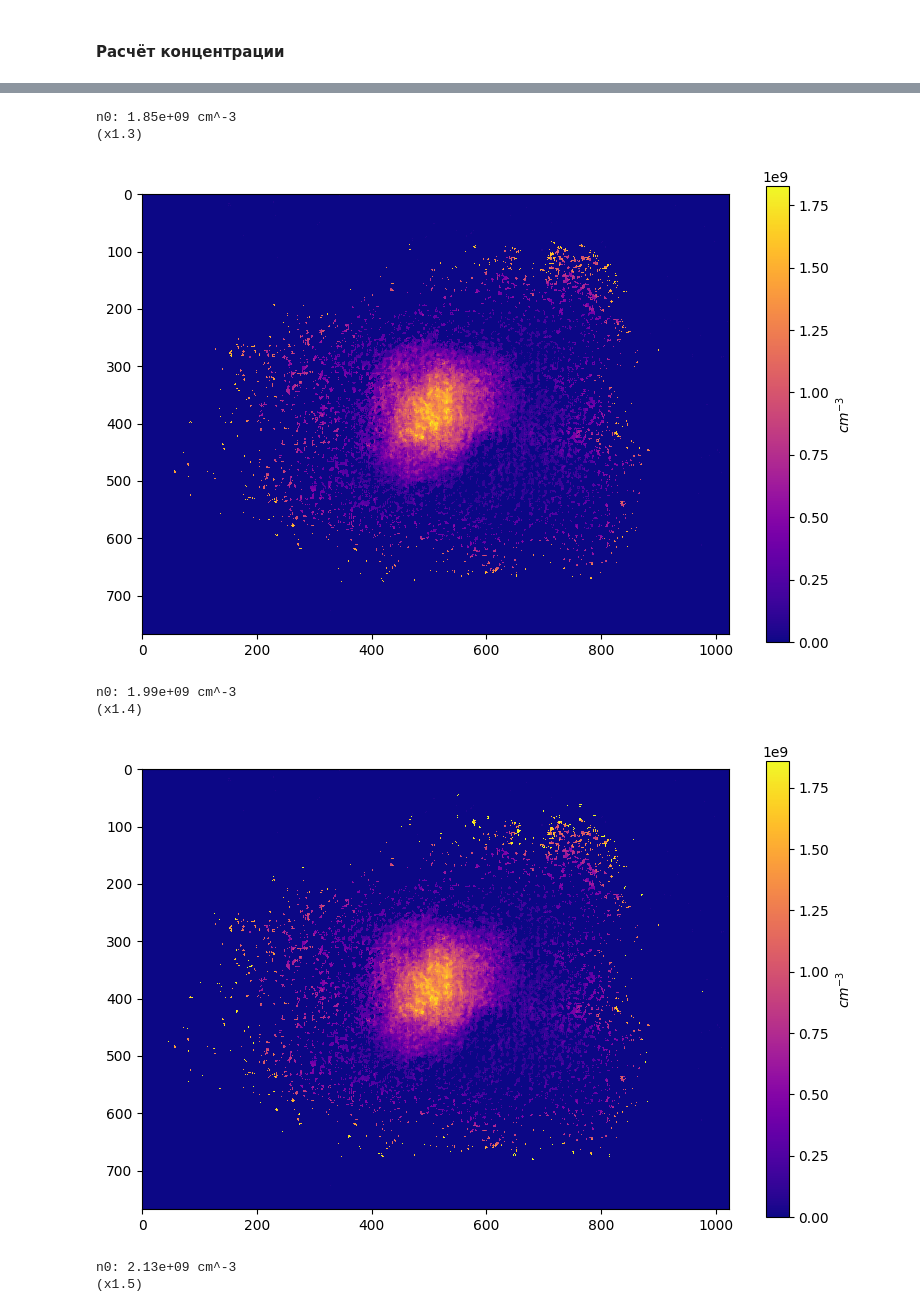
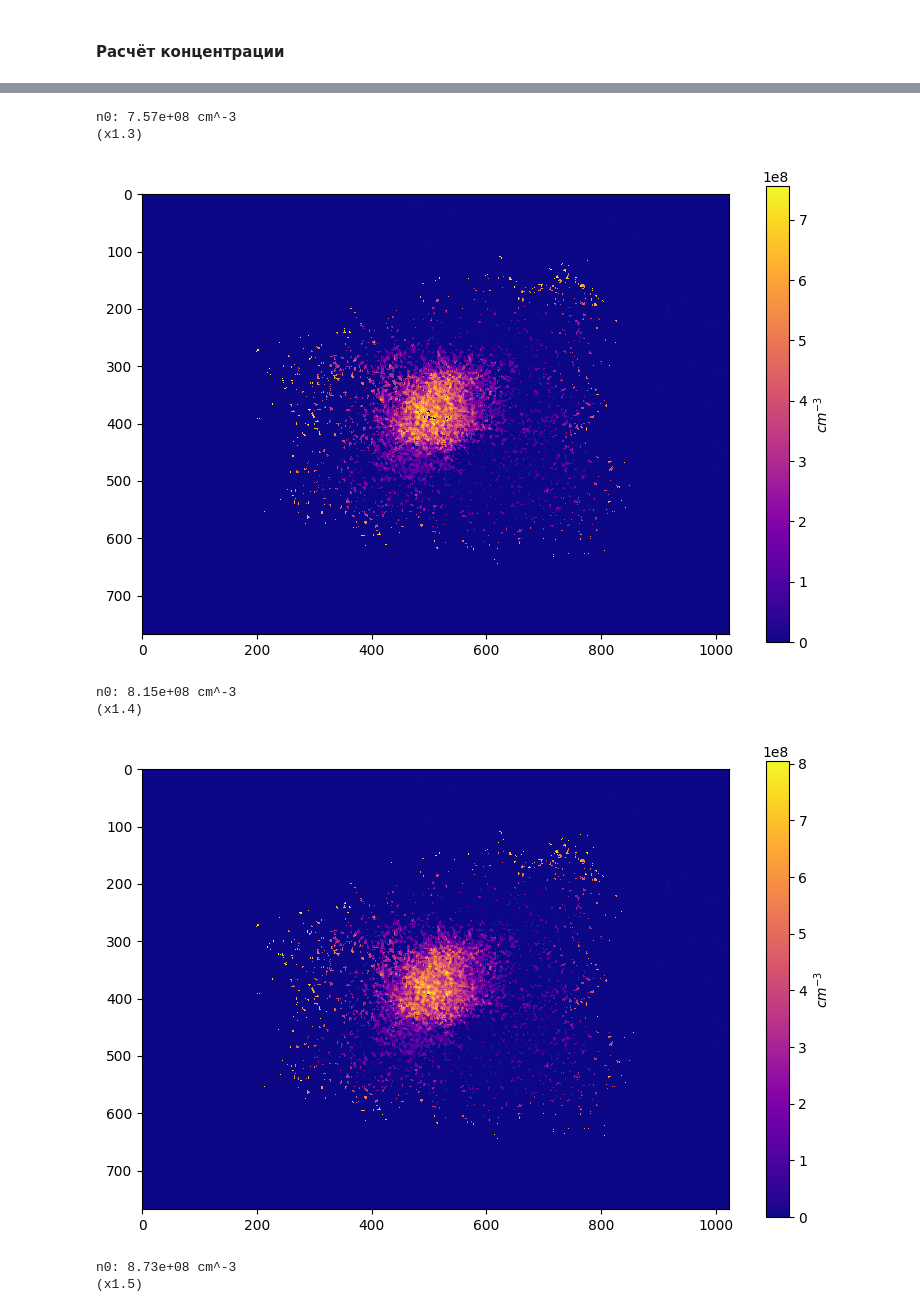
Before and after one commit to chekhyr/AbIm-soft, a Jupyter notebook: AI_Calcium.ipynb, the cells around one changed output, grey strips where cells are left out. Cells and saved outputs as stored; diff of their text form; code cells hidden in the pictures.

Commit message:
AbIm: tried to account for a uniform error of quantization of n0 measurements

```diff
--- a/AI_Calcium.ipynb
+++ b/AI_Calcium.ipynb
@@ -27,10 +27,10 @@ Kx_abs = 0.0006272973203202318
 # %% [markdown]
 #### Обработка поглощения
 # %%
-file_abs = "image_11"
+file_abs = "image_13"
 #directory = r"..//" #EXPERIMENTS
 #directory = r"../..//" #desktop
-directory = r"../2025-10-08_densityScan_b=115/d=6.51V//" #EXPERIMENTS
+directory = r"../2025-10-08_densityScan_b=115/d=6.37V//" #EXPERIMENTS
 
 '''Чтение и разбиение файла'''
 img = PIL.Image.open(directory + file_abs + ".tif") #initially a grayscale image
@@ -165,6 +165,8 @@ ________________________________
 #### Расчёт концентрации
 # %%
 '''Расчет пиковой концентрации.'''
-peak = -np.log(1-peak_abs)/(np.sqrt(2*np.pi)*w_abs*Kx_abs*crosssection)
+#peak = -np.log(1-peak_abs)/(np.sqrt(2*np.pi)*w_abs*Kx_abs*crosssection)
 print("peak: %.2e cm^-3" % peak)
+k=0.1
+print("Reading error: \033[31m%.3e\033[0m" % (k*peak))
 # %% [output]
@@ -172,8 +175,8 @@ peak: 1.42e+09 cm^-3
 # %%
 '''Профиль концентрации атомов n(x, y)'''
-for mul in range(10, 21, 1):
+for mul in range(10, 18, 1):
     n = -np.log(M)/(np.sqrt(2*np.pi)*w_abs*Kx_abs*crosssection).astype(np.float32)
-    n0 = (mul/10.0)*peak #медианное сглаживание портит амплитуду, поэтому её приходится поправлять
+    n0 = (k*mul)*peak #медианное сглаживание портит амплитуду, поэтому её приходится поправлять
     print("\nn0: %.2e cm^-3" % n0)
     print("(x%.1f)" % (mul/10.0))
 
@@ -205,8 +208,8 @@ n0: 1.70e+09 cm^-3
-n0: 1.85e+09 cm^-3
+n0: 7.57e+08 cm^-3
 (x1.3)
-[figure, old version]
+[figure, new version]
-n0: 1.99e+09 cm^-3
+n0: 8.15e+08 cm^-3
 (x1.4)
-[figure, old version]
+[figure, new version]
-n0: 2.13e+09 cm^-3
+n0: 8.73e+08 cm^-3
 (x1.5)
```
Also changed, not shown: parts of 6 cells of this notebook.
